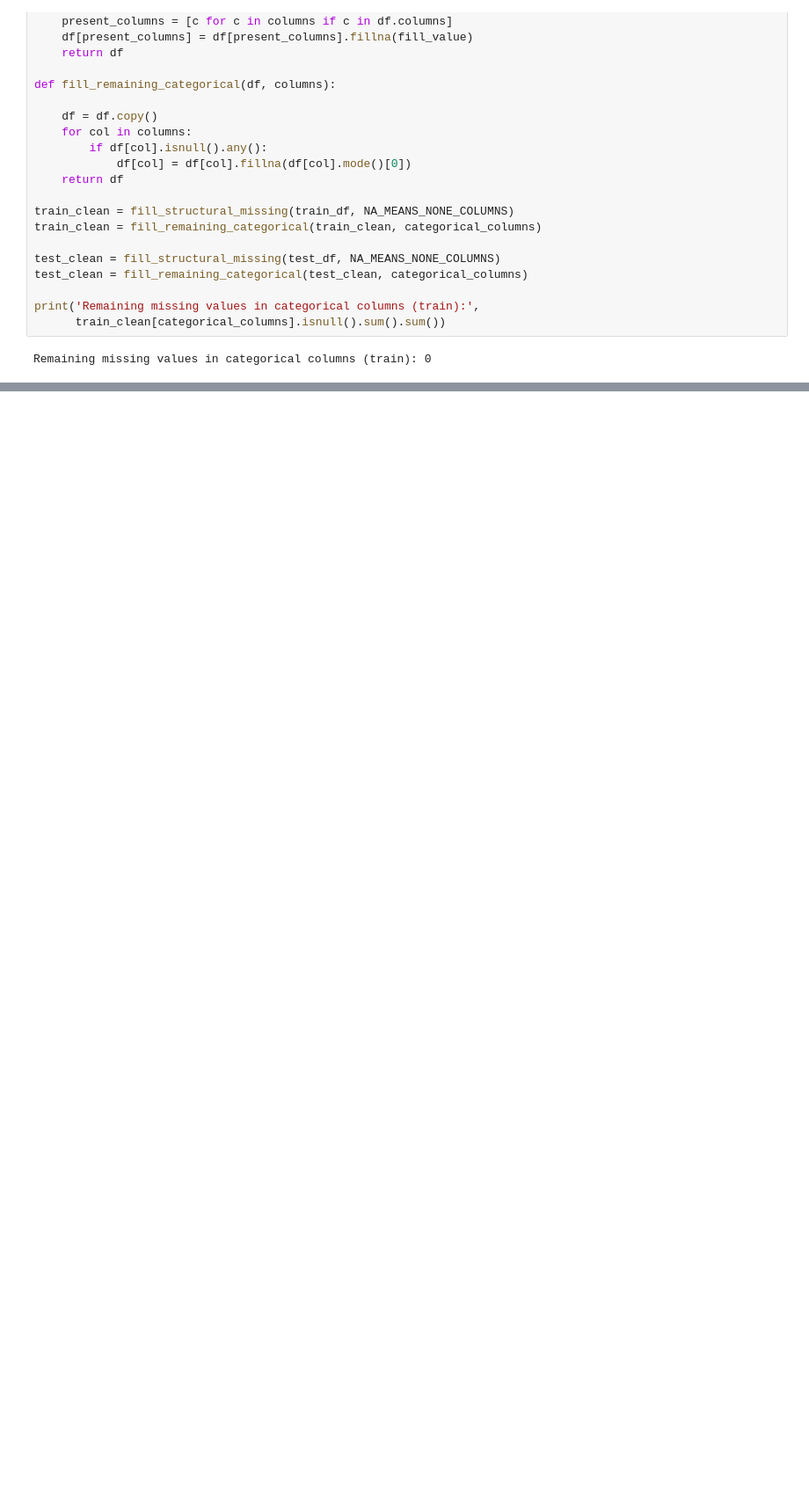
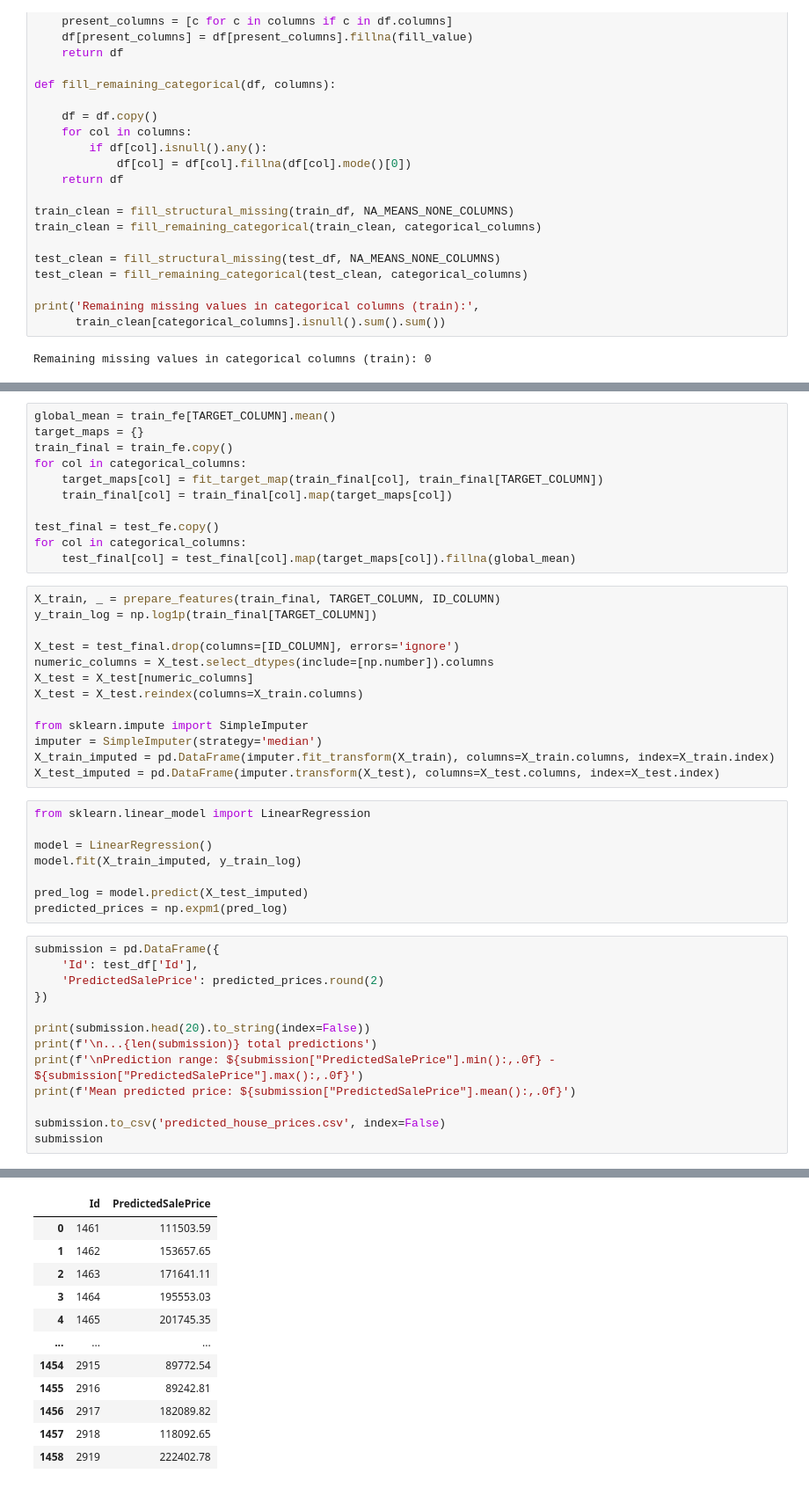
Before and after one commit to andikondazulu/feature-engineering-house-prices-, a Jupyter notebook: House price encoding.ipynb, the cells around one changed output, grey strips where cells are left out. Shown at 88% size. Cells and saved outputs as stored; diff of their text form; blank space fills up the shorter version.

```diff
--- a/House price encoding.ipynb
+++ b/House price encoding.ipynb
@@ -339,0 +363,46 @@ results_df.to_csv('model_results.csv', index=True)
+# %%
+global_mean = train_fe[TARGET_COLUMN].mean()
+target_maps = {}
+train_final = train_fe.copy()
+for col in categorical_columns:
+    target_maps[col] = fit_target_map(train_final[col], train_final[TARGET_COLUMN])
+    train_final[col] = train_final[col].map(target_maps[col])
+
+test_final = test_fe.copy()
+for col in categorical_columns:
+    test_final[col] = test_final[col].map(target_maps[col]).fillna(global_mean)
+# %%
+X_train, _ = prepare_features(train_final, TARGET_COLUMN, ID_COLUMN)
+y_train_log = np.log1p(train_final[TARGET_COLUMN])
+
+X_test = test_final.drop(columns=[ID_COLUMN], errors='ignore')
+numeric_columns = X_test.select_dtypes(include=[np.number]).columns
+X_test = X_test[numeric_columns]
+X_test = X_test.reindex(columns=X_train.columns)
+
+from sklearn.impute import SimpleImputer
+imputer = SimpleImputer(strategy='median')
+X_train_imputed = pd.DataFrame(imputer.fit_transform(X_train), columns=X_train.columns, index=X_train.index)
+X_test_imputed = pd.DataFrame(imputer.transform(X_test), columns=X_test.columns, index=X_test.index)
+# %%
+from sklearn.linear_model import LinearRegression
+
+model = LinearRegression()
+model.fit(X_train_imputed, y_train_log)
+
+pred_log = model.predict(X_test_imputed)
+predicted_prices = np.expm1(pred_log)
+# %%
+submission = pd.DataFrame({
+    'Id': test_df['Id'],
+    'PredictedSalePrice': predicted_prices.round(2)
+})
+
+print(submission.head(20).to_string(index=False))
+print(f'\n...{len(submission)} total predictions')
+print(f'\nPrediction range: ${submission["PredictedSalePrice"].min():,.0f} - ${submission["PredictedSalePrice"].max():,.0f}')
+print(f'Mean predicted price: ${submission["PredictedSalePrice"].mean():,.0f}')
+
+submission.to_csv('predicted_house_prices.csv', index=False)
+submission
+# %% [output]
@@ -339,0 +426,12 @@ results_df.to_csv('model_results.csv', index=True)
+|  | Id | PredictedSalePrice |
+| 0 | 1461 | 111503.59 |
+| 1 | 1462 | 153657.65 |
+| 2 | 1463 | 171641.11 |
+| 3 | 1464 | 195553.03 |
+| 4 | 1465 | 201745.35 |
+| ... | ... | ... |
+| 1454 | 2915 | 89772.54 |
+| 1455 | 2916 | 89242.81 |
+| 1456 | 2917 | 182089.82 |
+| 1457 | 2918 | 118092.65 |
+| 1458 | 2919 | 222402.78 |
```
Also changed, not shown: parts of 18 cells of this notebook, 1 other file.
